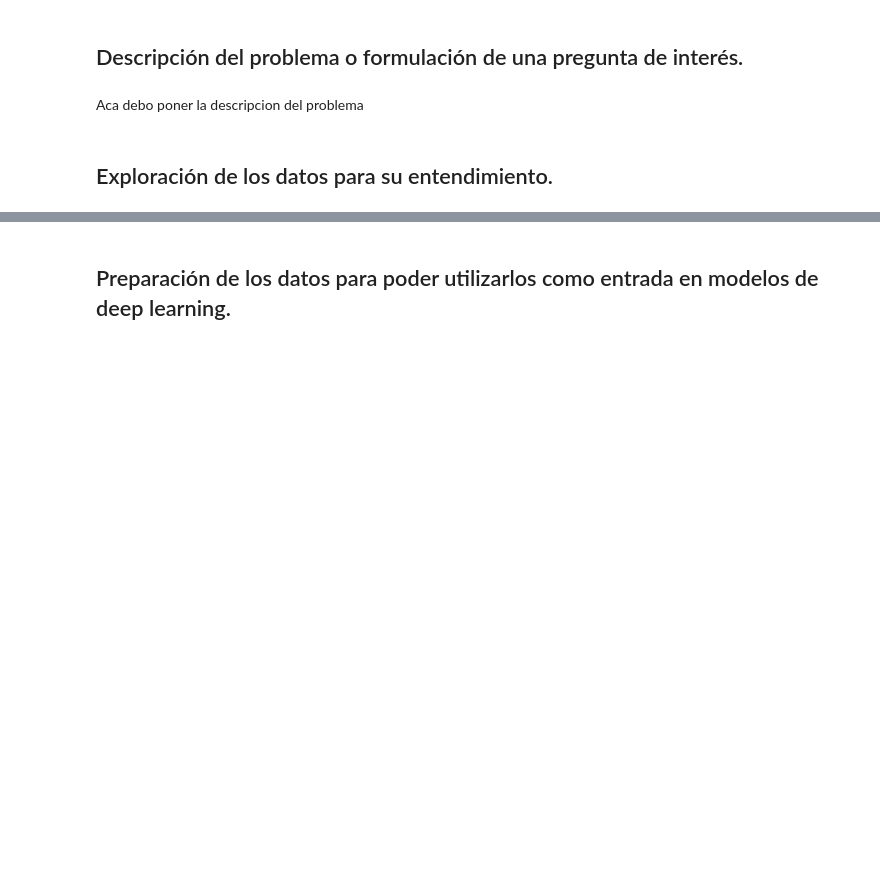
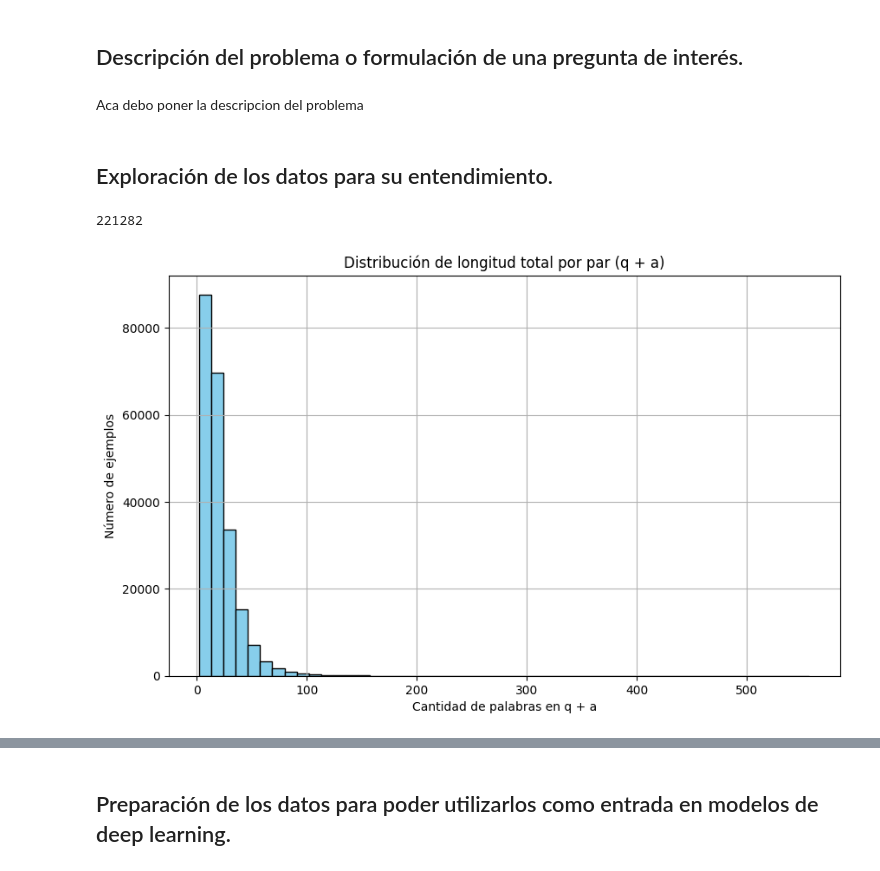
Before and after one commit to Crismaro19/deepLearningTalleres, a Jupyter notebook: proyectoFinal/proyectoFinalChat.ipynb, the cells around one changed output, grey strips where cells are left out. Cells and saved outputs as stored; diff of their text form; code cells hidden in the pictures; blank space fills up the shorter version.

```diff
--- a/proyectoFinal/proyectoFinalChat.ipynb
+++ b/proyectoFinal/proyectoFinalChat.ipynb
@@ -62,3 +84,22 @@ pairs
 Aca debo poner la descripcion del problema
 # %% [markdown]
 ## Exploración de los datos para su entendimiento.
+# %%
+# Cantidad de oraciones
+len(pairs)
+# %% [output]
+221282
+# %%
+# Cantidad de palbras oraciones
+dimensionDatos = [len(q.split() + a.split()) for q, a in pairs]
+
+# Graficar histograma
+plt.figure(figsize=(10, 6))
+plt.hist(dimensionDatos, bins=50, color='skyblue', edgecolor='black')
+plt.title("Distribución de longitud total por par (q + a)")
+plt.xlabel("Cantidad de palabras en q + a")
+plt.ylabel("Número de ejemplos")
+plt.grid(True)
+plt.show()
+# %% [output]
+[figure, added]
```
Also changed, not shown: parts of 16 cells of this notebook, 2 other files.
